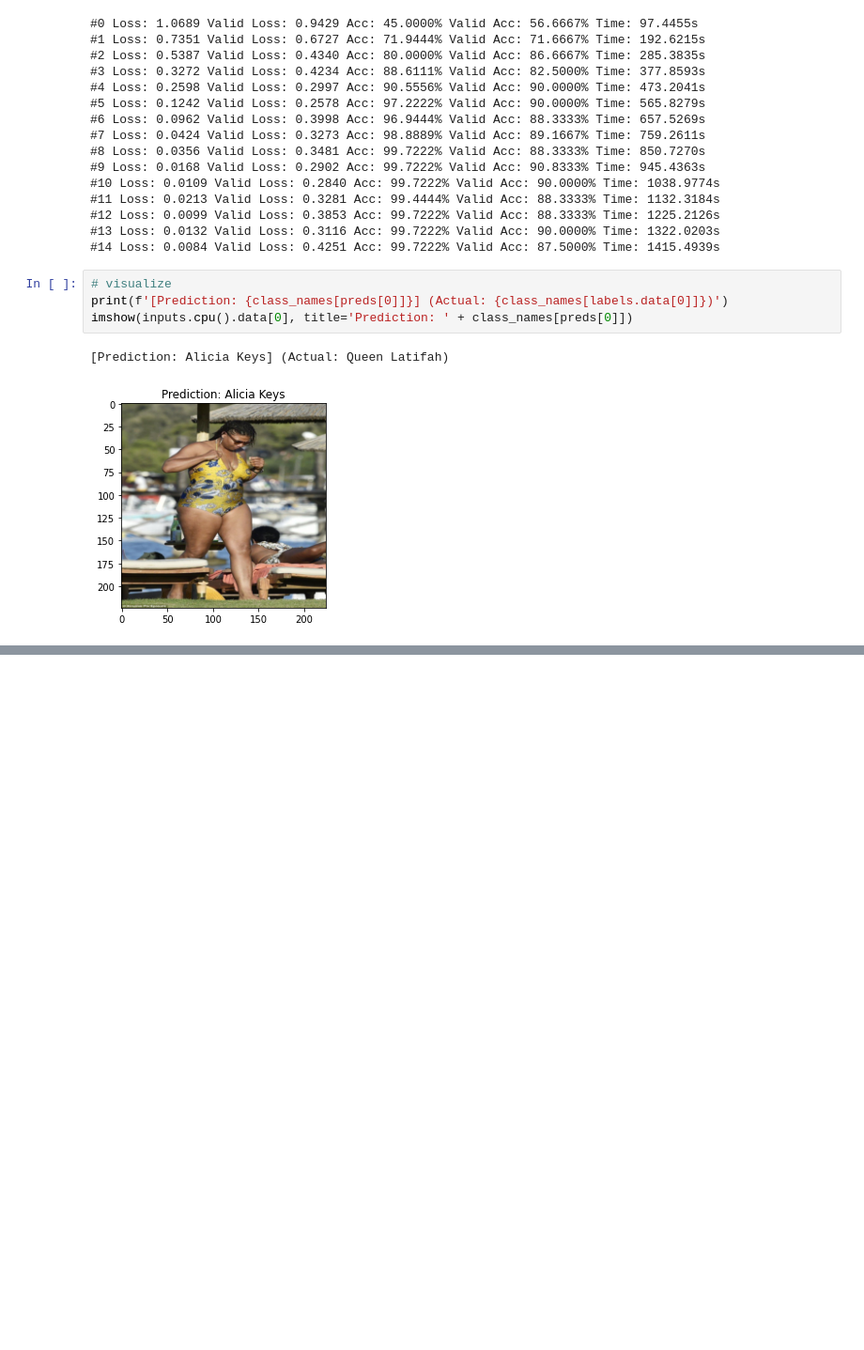
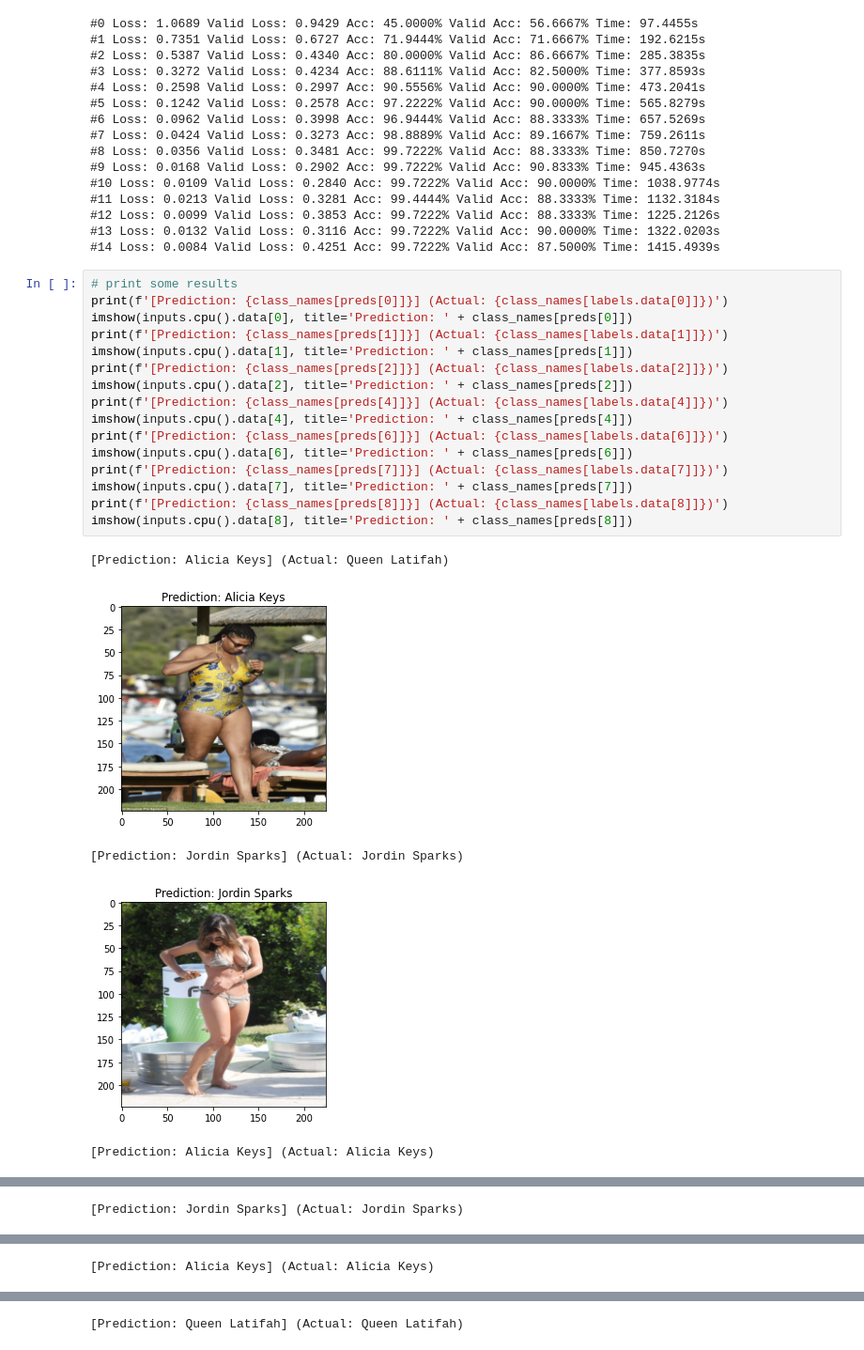
Before and after one commit to sfissel/facial-recognition-project, a Jupyter notebook: final_black_female.ipynb, the cells around one changed output, grey strips where cells are left out. Shown at 94% size. Drawn from its saved outputs; the diff is of its cells as text; blank space fills up the shorter version.

Commit message:
final black-female-group with some results at the end

```diff
--- a/final_black_female.ipynb
+++ b/final_black_female.ipynb
@@ -248,9 +248,24 @@ for epoch in range(num_epochs):
 #13 Loss: 0.0132 Valid Loss: 0.3116 Acc: 99.7222% Valid Acc: 90.0000% Time: 1322.0203s
 #14 Loss: 0.0084 Valid Loss: 0.4251 Acc: 99.7222% Valid Acc: 87.5000% Time: 1415.4939s
 # %%
-# visualize
+# print some results
 print(f'[Prediction: {class_names[preds[0]]}] (Actual: {class_names[labels.data[0]]})')
 imshow(inputs.cpu().data[0], title='Prediction: ' + class_names[preds[0]])
+print(f'[Prediction: {class_names[preds[1]]}] (Actual: {class_names[labels.data[1]]})')
+imshow(inputs.cpu().data[1], title='Prediction: ' + class_names[preds[1]])
+print(f'[Prediction: {class_names[preds[2]]}] (Actual: {class_names[labels.data[2]]})')
+imshow(inputs.cpu().data[2], title='Prediction: ' + class_names[preds[2]])
+print(f'[Prediction: {class_names[preds[4]]}] (Actual: {class_names[labels.data[4]]})')
+imshow(inputs.cpu().data[4], title='Prediction: ' + class_names[preds[4]])
+print(f'[Prediction: {class_names[preds[6]]}] (Actual: {class_names[labels.data[6]]})')
+imshow(inputs.cpu().data[6], title='Prediction: ' + class_names[preds[6]])
+print(f'[Prediction: {class_names[preds[7]]}] (Actual: {class_names[labels.data[7]]})')
+imshow(inputs.cpu().data[7], title='Prediction: ' + class_names[preds[7]])
+print(f'[Prediction: {class_names[preds[8]]}] (Actual: {class_names[labels.data[8]]})')
+imshow(inputs.cpu().data[8], title='Prediction: ' + class_names[preds[8]])
 # %% [output]
 [Prediction: Alicia Keys] (Actual: Queen Latifah)
 [figure]
+[Prediction: Jordin Sparks] (Actual: Jordin Sparks)
+[figure, added]
+[Prediction: Alicia Keys] (Actual: Alicia Keys)
@@ -256,0 +273 @@ imshow(inputs.cpu().data[0], title='Prediction: ' + class_names[preds[0]])
+[Prediction: Jordin Sparks] (Actual: Jordin Sparks)
@@ -256,0 +275 @@ imshow(inputs.cpu().data[0], title='Prediction: ' + class_names[preds[0]])
+[Prediction: Alicia Keys] (Actual: Alicia Keys)
@@ -256,0 +277 @@ imshow(inputs.cpu().data[0], title='Prediction: ' + class_names[preds[0]])
+[Prediction: Queen Latifah] (Actual: Queen Latifah)
```
Also changed, not shown: parts of 3 cells of this notebook.
